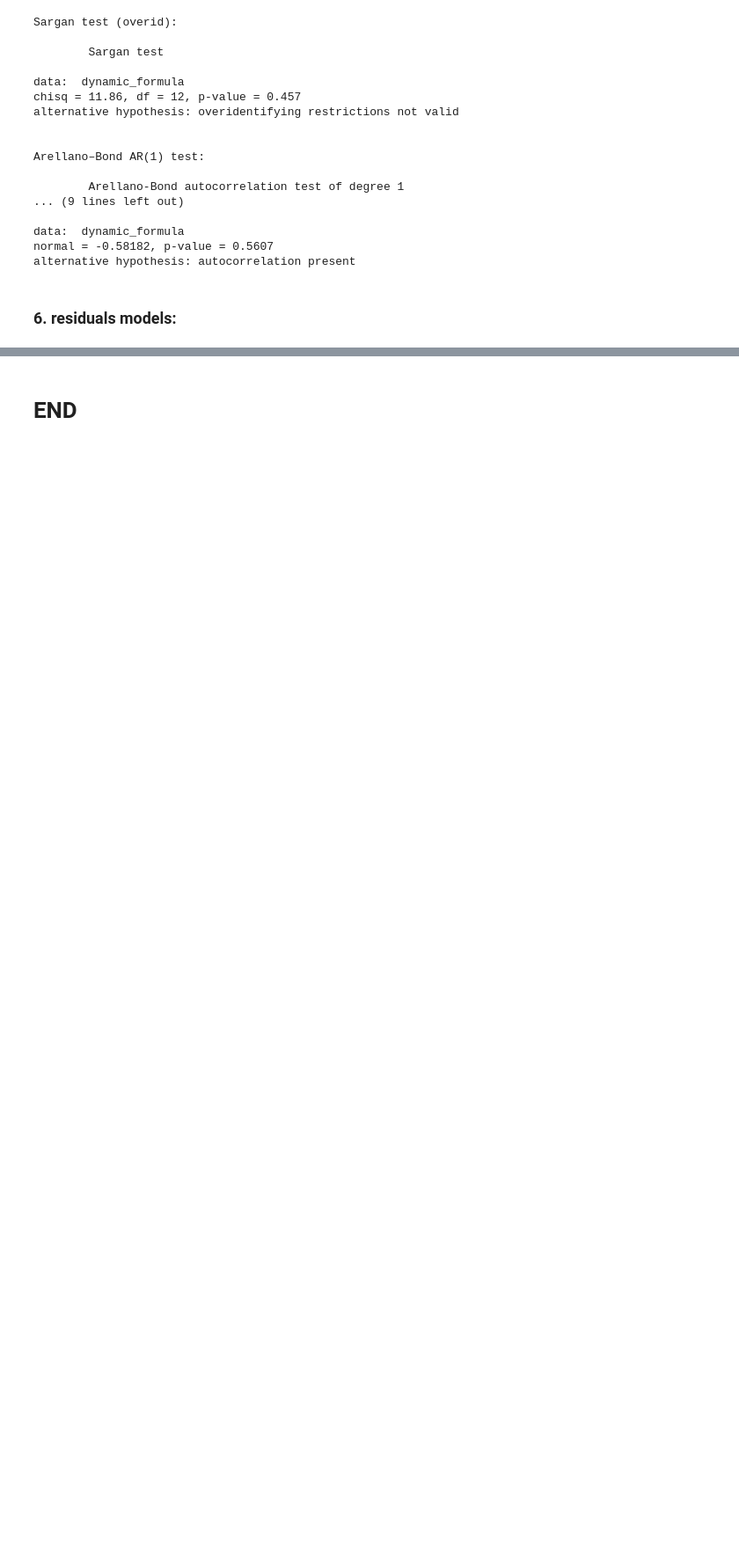
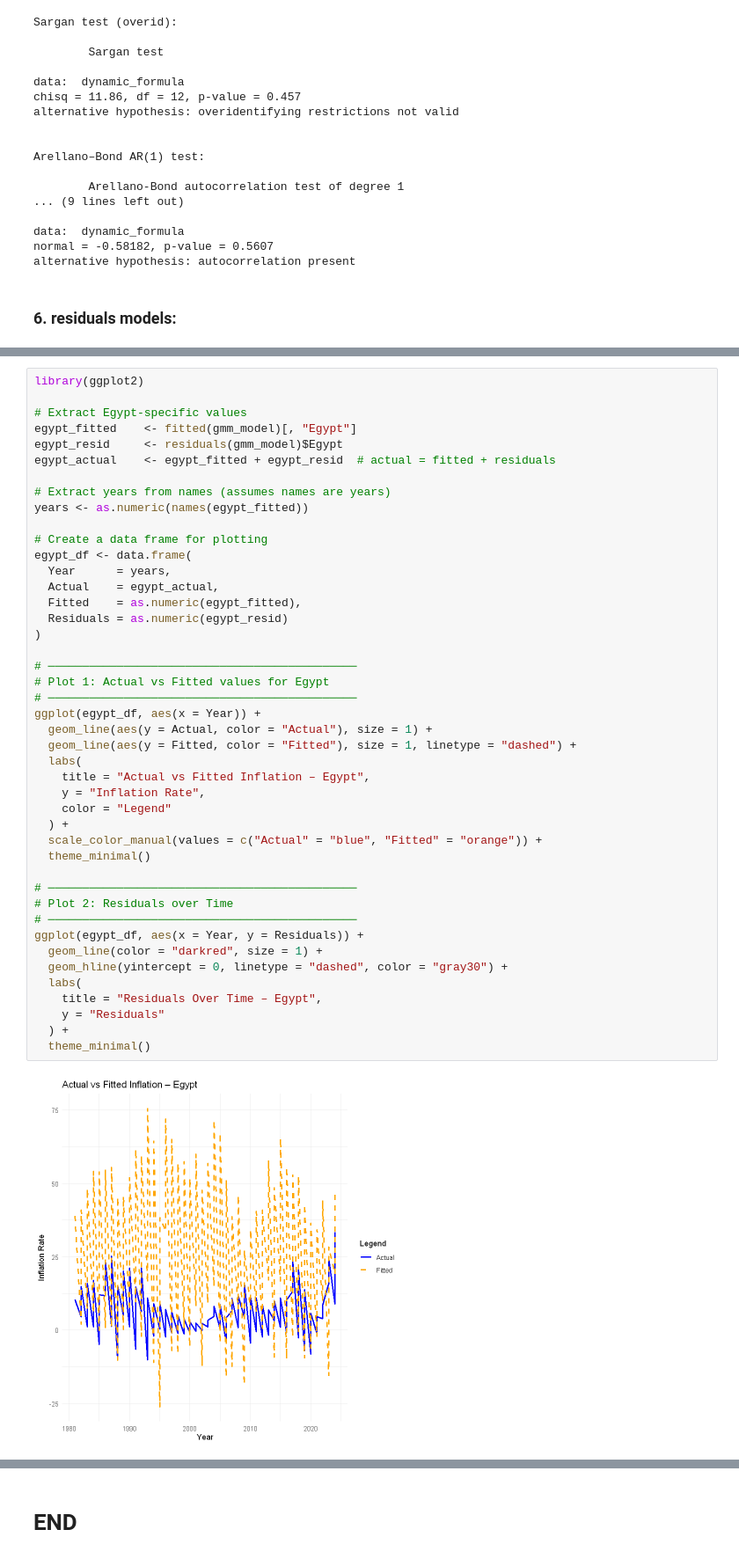
Before and after one commit to MohamedataS/Inflation-Forecasting-PanelModels, a Jupyter notebook: 05-Models_Panel_Data/02-Models_R.ipynb, the cells around one changed output, grey strips where cells are left out. Shown: that part at 88% size. Saved outputs shown, nothing was run; the diff lists cells and outputs as text; blank space fills up the shorter version.

```diff
--- a/05-Models_Panel_Data/02-Models_R.ipynb
+++ b/05-Models_Panel_Data/02-Models_R.ipynb
@@ -769,0 +816,46 @@ alternative hypothesis: autocorrelation present
+# %%
+library(ggplot2)
+
+# Extract Egypt-specific values
+egypt_fitted    <- fitted(gmm_model)[, "Egypt"]
+egypt_resid     <- residuals(gmm_model)$Egypt
+egypt_actual    <- egypt_fitted + egypt_resid  # actual = fitted + residuals
+
+# Extract years from names (assumes names are years)
+years <- as.numeric(names(egypt_fitted))
+
+# Create a data frame for plotting
+egypt_df <- data.frame(
+  Year      = years,
+  Actual    = egypt_actual,
+  Fitted    = as.numeric(egypt_fitted),
+  Residuals = as.numeric(egypt_resid)
+)
+
+# ─────────────────────────────────────────────
+# Plot 1: Actual vs Fitted values for Egypt
+# ─────────────────────────────────────────────
+ggplot(egypt_df, aes(x = Year)) +
+  geom_line(aes(y = Actual, color = "Actual"), size = 1) +
+  geom_line(aes(y = Fitted, color = "Fitted"), size = 1, linetype = "dashed") +
+  labs(
+    title = "Actual vs Fitted Inflation – Egypt",
+    y = "Inflation Rate",
+    color = "Legend"
+  ) +
+  scale_color_manual(values = c("Actual" = "blue", "Fitted" = "orange")) +
+  theme_minimal()
+
+# ─────────────────────────────────────────────
+# Plot 2: Residuals over Time
+# ─────────────────────────────────────────────
+ggplot(egypt_df, aes(x = Year, y = Residuals)) +
+  geom_line(color = "darkred", size = 1) +
+  geom_hline(yintercept = 0, linetype = "dashed", color = "gray30") +
+  labs(
+    title = "Residuals Over Time – Egypt",
+    y = "Residuals"
+  ) +
+  theme_minimal()
+# %% [output]
+[figure, added]
```
Also changed, not shown: parts of 5 cells of this notebook, 7 other files.
